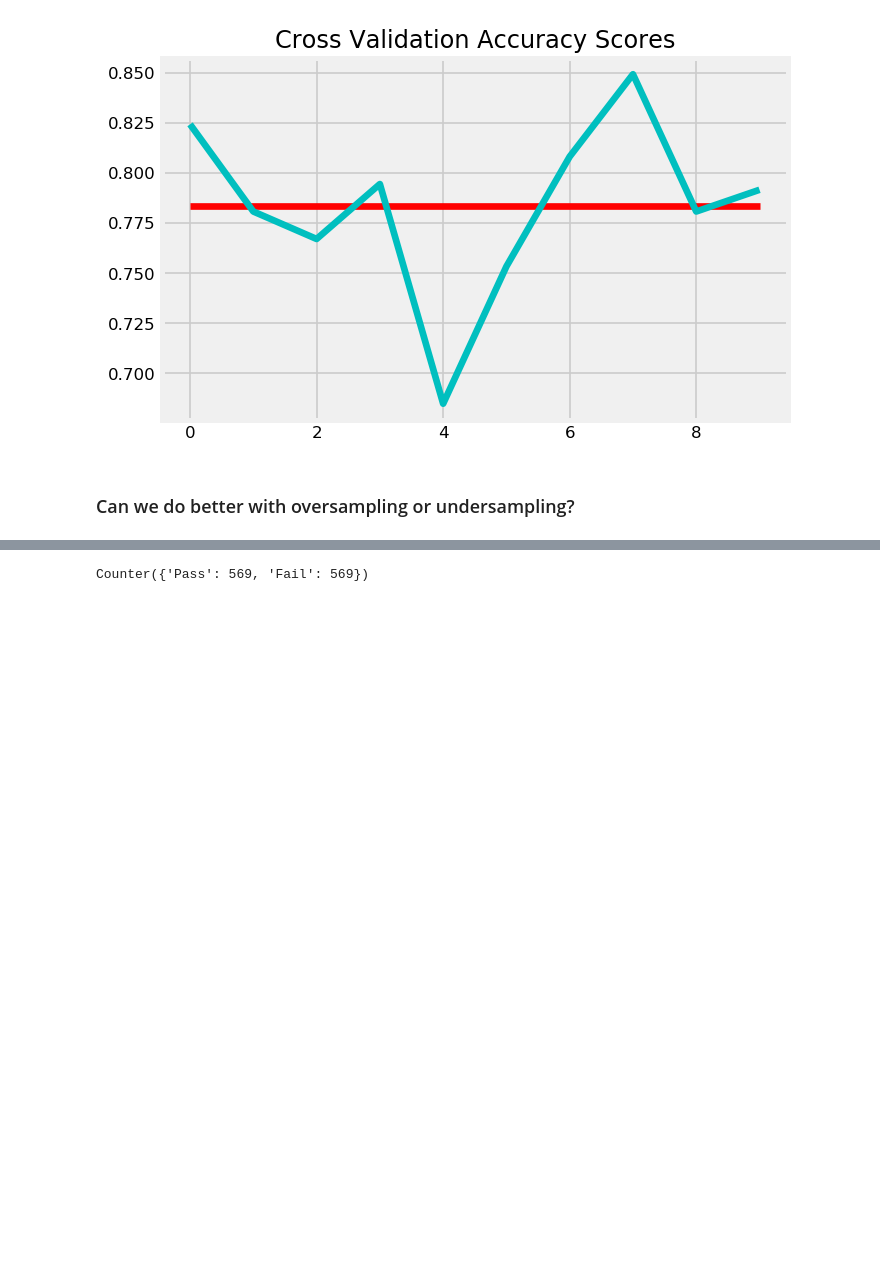
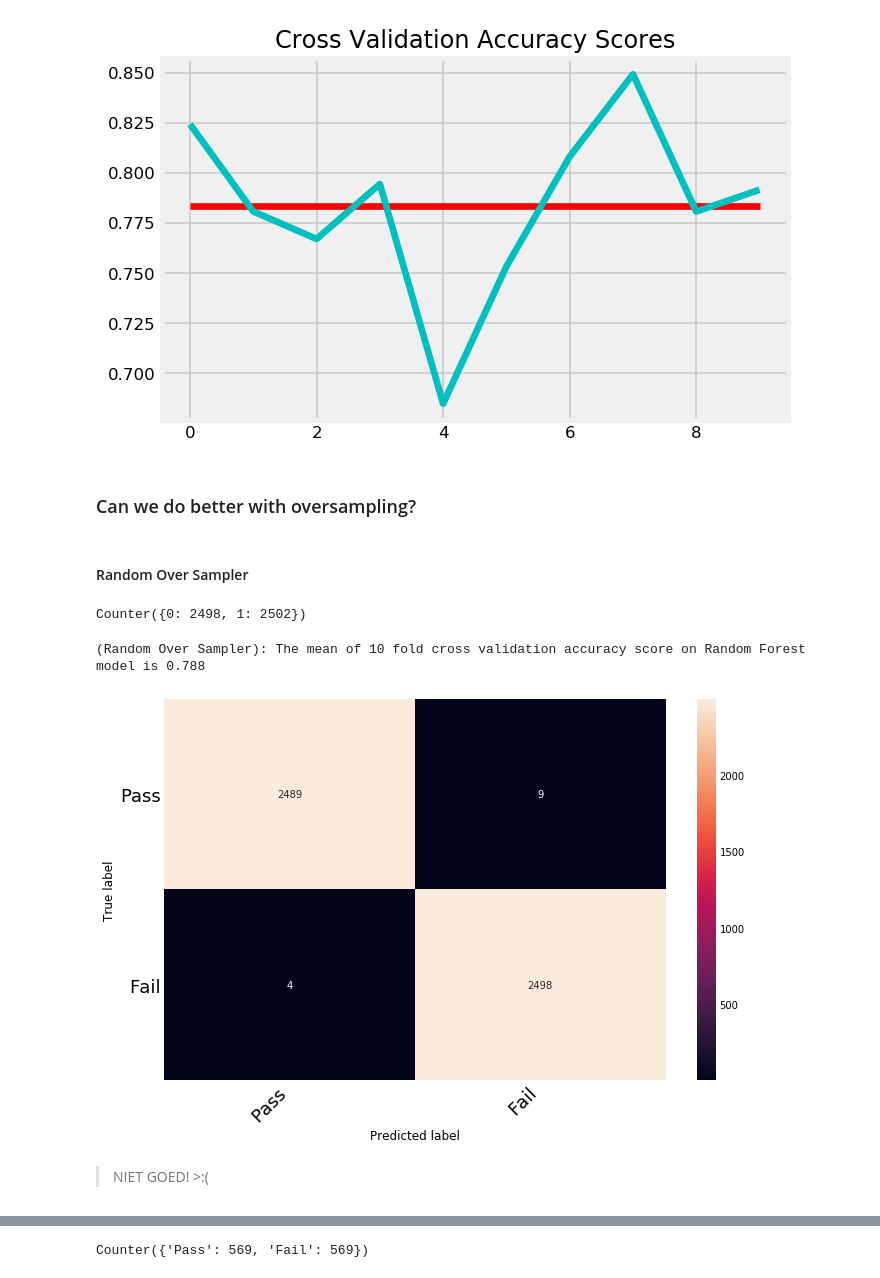
Before and after one commit to Auste1989/metis_projects, a Jupyter notebook: Student_Grade_Prediction/Student_Grade_Prediction_Modelling.ipynb, the cells around one changed output, grey strips where cells are left out. Drawn from its saved outputs; the diff is of its cells as text; code cells hidden in the pictures; blank space fills up the shorter version.

```diff
--- a/Student_Grade_Prediction/Student_Grade_Prediction_Modelling.ipynb
+++ b/Student_Grade_Prediction/Student_Grade_Prediction_Modelling.ipynb
@@ -266,4 +270,31 @@ print('The mean of 10 fold cross validation accuracy score on Random Forest mode
 The mean of 10 fold cross validation accuracy score on Random Forest model is 0.784
 [figure]
 # %% [markdown]
-### Can we do better with oversampling or undersampling?
+### Can we do better with oversampling?
+# %% [markdown]
+#### Random Over Sampler
+# %%
+# Generate synthetic imbalanced data
+feat_train_ROS, grade_label_train_ROS = make_classification(n_samples=5000,
+                           n_clusters_per_class=1,
+                           class_sep=0.2, random_state=42)
+# %%
+Counter(grade_label_train_ROS)
+# %% [output]
+Counter({0: 2498, 1: 2502})
+# %%
+RF_model_ROS = RandomForestClassifier(n_estimators=10)
+RF_model_ROS.fit(feat_train_ROS, grade_label_train_ROS)
+grade_label_predict_RF_ROS = RF_model_ROS.predict(feat_train_ROS)
+# %%
+#Checking accuracy score on smoted model
+RF_ROS_cross_val = cross_val_score(RF_model_ROS, feat_train, grade_label_train, scoring='accuracy', cv = 10)
+print('(Random Over Sampler): The mean of 10 fold cross validation accuracy score on Random Forest model is', str(round(np.mean(RF_ROS_cross_val), 3)))
+
+RF_ROS_cm = confusion_matrix(grade_label_train_ROS, grade_label_predict_RF_ROS)
+RF_ROS_cm = print_confusion_matrix(RF_ROS_cm, ['Pass', 'Fail'])
+# %% [output]
+(Random Over Sampler): The mean of 10 fold cross validation accuracy score on Random Forest model is 0.788
+[figure, added]
+# %% [markdown]
+> NIET GOED! >:(
```
Also changed, not shown: parts of 25 cells of this notebook.
